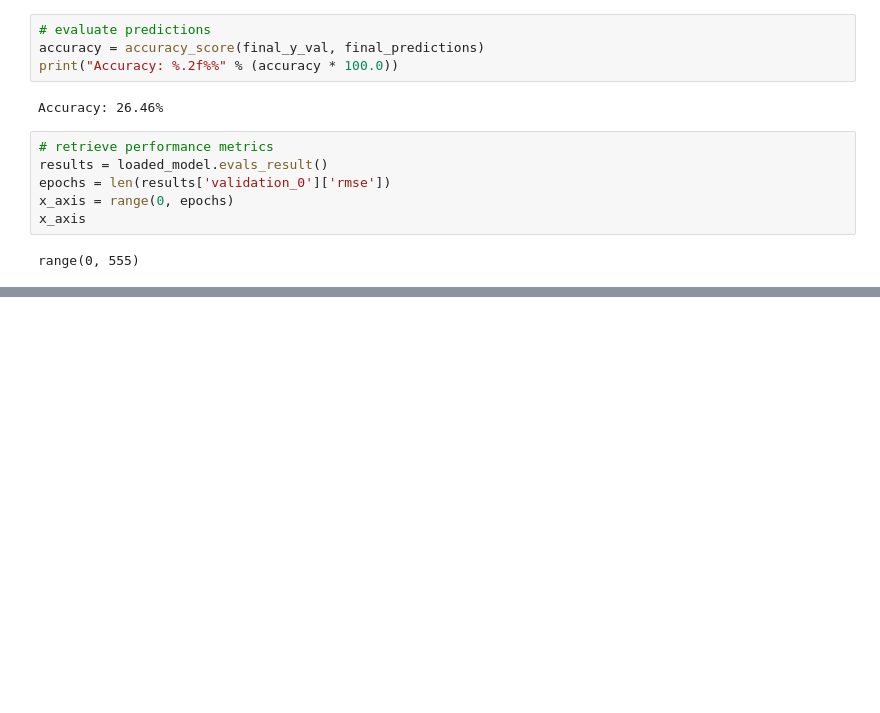
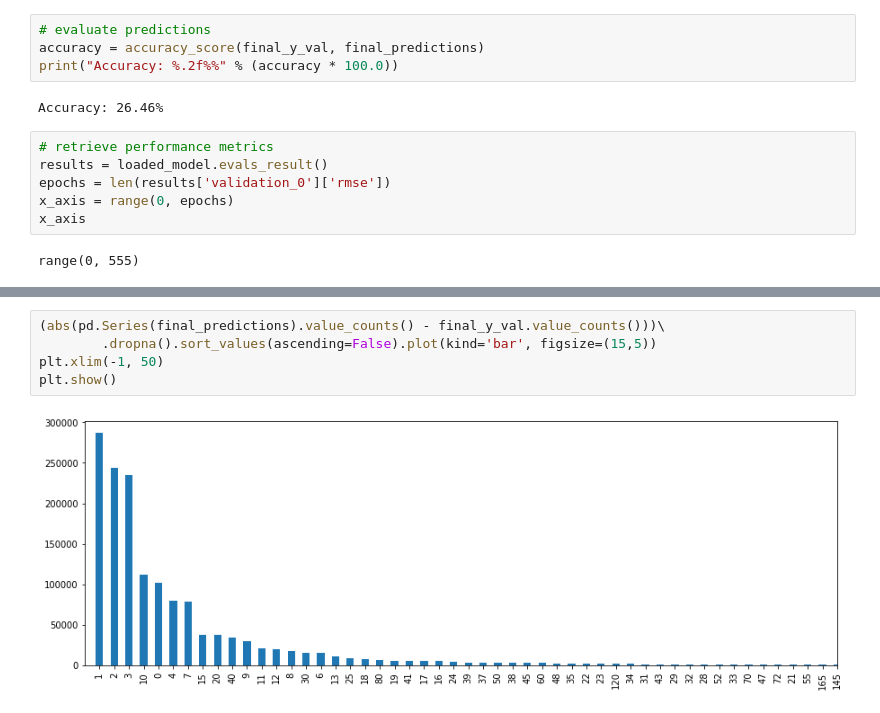
Before and after one commit to hervelao/bakery-products, a Jupyter notebook: shared_notebooks/04-analysis-features.ipynb, the cells around one changed output, grey strips where cells are left out. Drawn from its saved outputs; the diff is of its cells as text; blank space fills up the shorter version.

```diff
--- a/shared_notebooks/04-analysis-features.ipynb
+++ b/shared_notebooks/04-analysis-features.ipynb
@@ -163,0 +243,7 @@ plt.show()
+# %%
+(abs(pd.Series(final_predictions).value_counts() - final_y_val.value_counts()))\
+        .dropna().sort_values(ascending=False).plot(kind='bar', figsize=(15,5))
+plt.xlim(-1, 50)
+plt.show()
+# %% [output]
+[figure, added]
```
Also changed, not shown: parts of 13 cells of this notebook.
